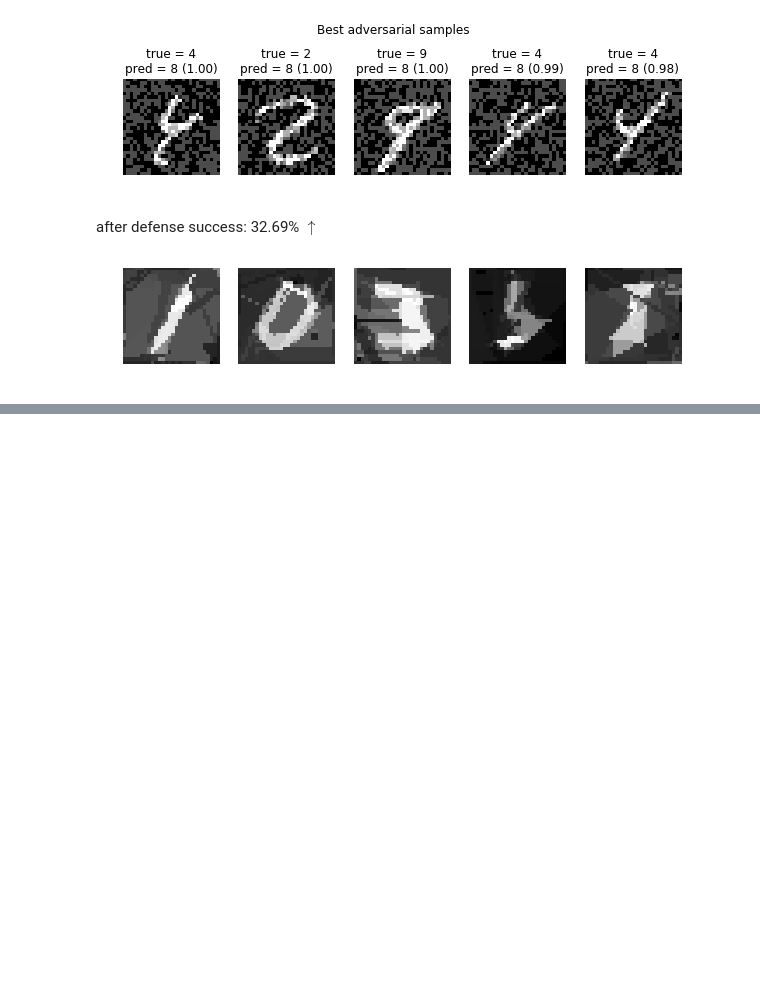
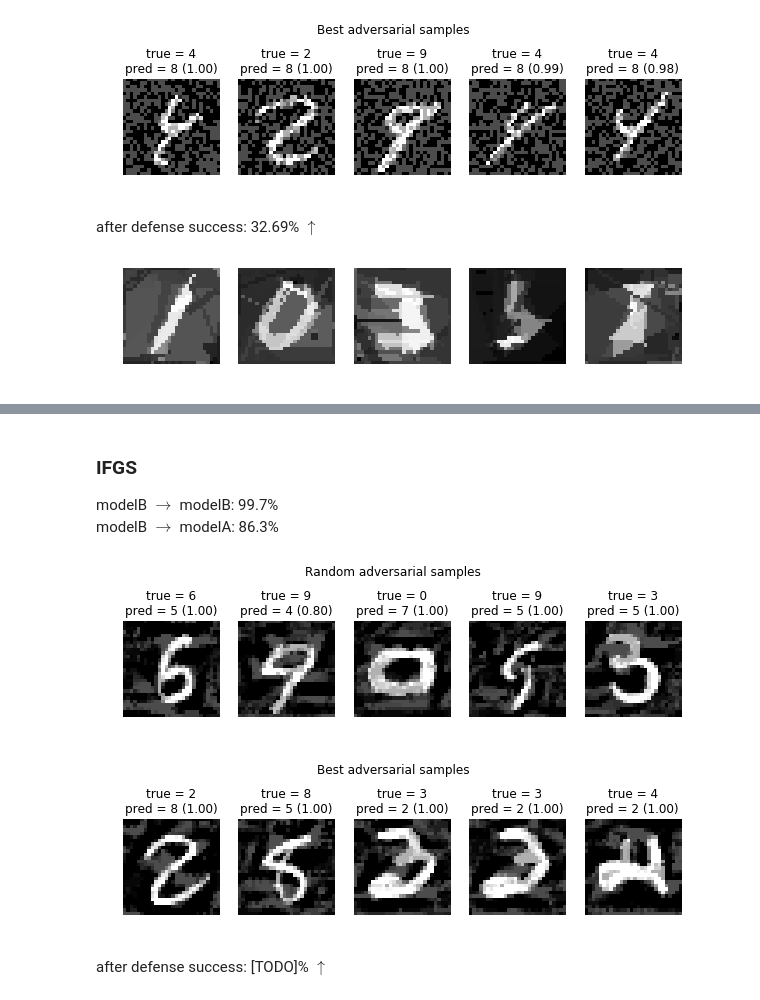
Before and after one commit to trejsu/shaper, a Jupyter notebook: experiments/notebook/adversarial.ipynb, the cells around one changed output, grey strips where cells are left out. Saved outputs shown, nothing was run; the diff lists cells and outputs as text; code cells hidden in the pictures; blank space fills up the shorter version.

```diff
--- a/experiments/notebook/adversarial.ipynb
+++ b/experiments/notebook/adversarial.ipynb
@@ -183,0 +197,13 @@ plot_drawing_defense('baseline-norm-linf-alpha-0.6-targeted-0-adv-samples.npz')
+# %% [markdown]
+### IFGS
+modelB $\rightarrow$ modelB: 99.7%
+modelB $\rightarrow$ modelA: 86.3%
+# %%
+X, Y, pred, prob = load('ifgs.npz')
+plot_random(X=X, Y=Y, pred=pred, prob=prob, targeted=False)
+plot_best(X=X, Y=Y, pred=pred, prob=prob, targeted=False)
+# %% [output]
+[figure, added]
+[figure, added]
+# %% [markdown]
+after defense success: [TODO]% $\uparrow$
```
Also changed, not shown: parts of 14 cells of this notebook, 24 other files.
